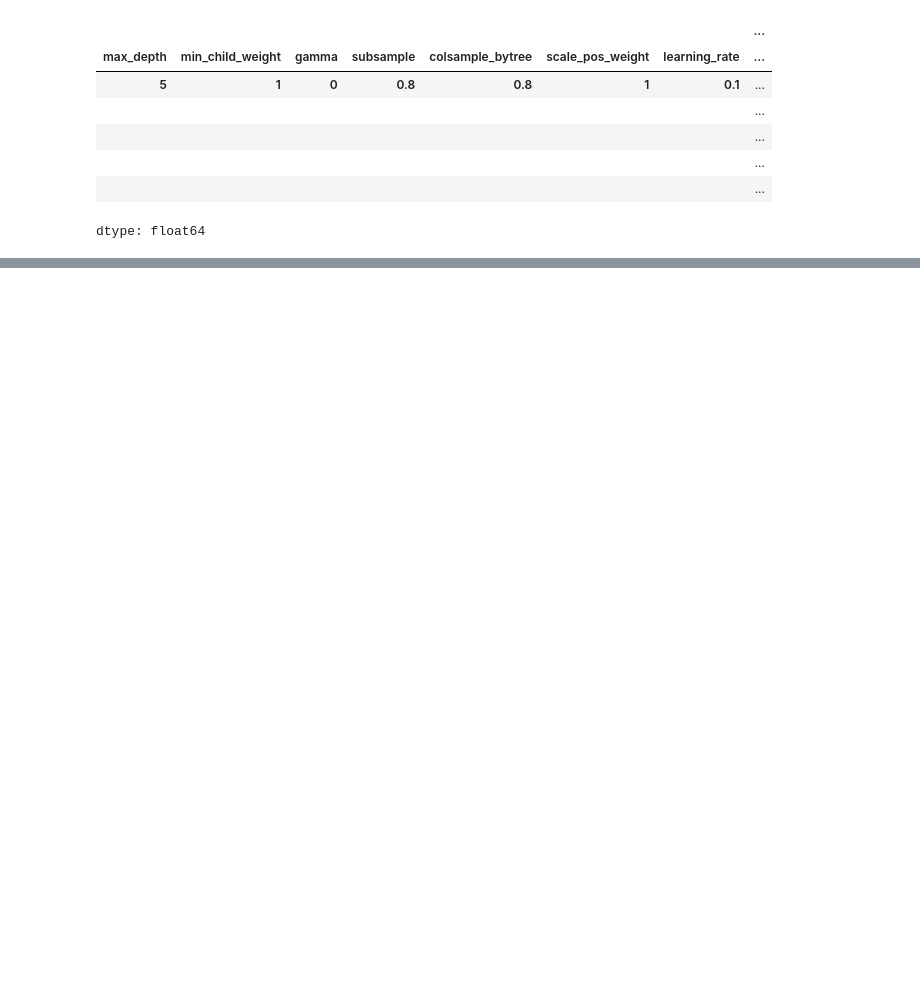
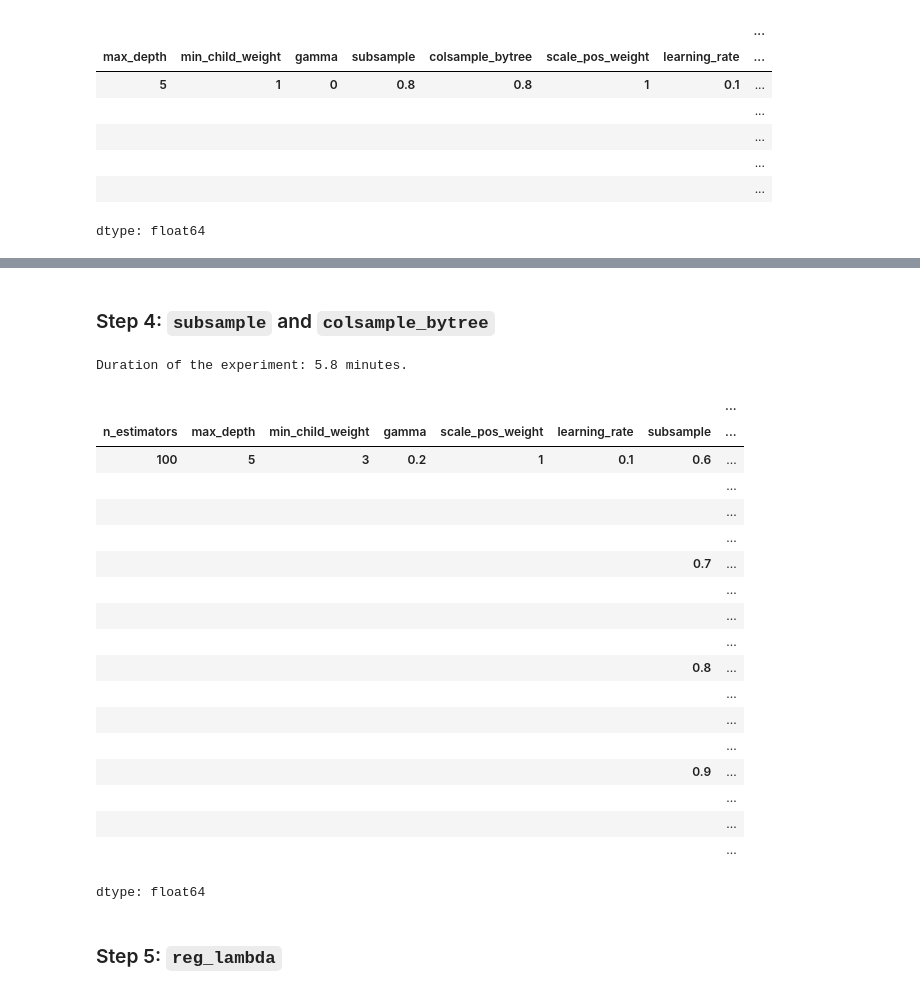
Before and after one commit to aremondtiedrez/hopus, a Jupyter notebook: showcase.ipynb, the cells around one changed output, grey strips where cells are left out. Cells and saved outputs as stored; diff of their text form; code cells hidden in the pictures; blank space fills up the shorter version.

Commit message:
Performed hierarchical hyperparameter search for the XGBoost model.

```diff
--- a/showcase.ipynb
+++ b/showcase.ipynb
@@ -398,11 +400,12 @@ hyperparameters = {
 # Experiment parameters
 experiment_parameters = {
     "seed": None,
-    "n_splits": 50,
+    "n_splits": 5,
 }
 
 experiment_records = []
-n_experiments = 4
+n_experiments = 5
+start_time = time.time()
 # START - HYPERPARAMETER-DEPENDENT SECTION
 for n_estimators in (10, 30, 100, 300, 1000):
     hyperparameters["n_estimators"] = n_estimators
@@ -420,5 +423,7 @@ for n_estimators in (10, 30, 100, 300, 1000):
             **experiment_result,
         }
         experiment_records.append(record)
+end_time = time.time()
+print(f"Duration of the experiment: {(end_time - start_time)/60:.1f} minutes.")
 
 experiment_records = pd.DataFrame(experiment_records)
@@ -436,0 +574,73 @@ dtype: float64
+# %% [markdown]
+### Step 4: `subsample` and `colsample_bytree`
+# %%
+# STEP 4
+# We fix `gamma = 0.2` from the previous step and
+# now seek to find good values for `subsample` and `colsample_bytree`.
+hyperparameters = {
+    "n_estimators": 100,
+    "max_depth": 5,
+    "min_child_weight": 3,
+    "gamma": 0.2,
+    "scale_pos_weight": 1,
+    "learning_rate": 0.1
+}
+
+# Experiment parameters
+experiment_parameters = {
+    "seed": None,
+    "n_splits": 10,
+}
+
+experiment_records = []
+n_experiments = 10
+start_time = time.time()
+# START - HYPERPARAMETER-DEPENDENT SECTION
+for subsample, colsample_bytree in product((0.6, 0.7, 0.8, 0.9), (0.6, 0.7, 0.8, 0.9)):
+    hyperparameters["subsample"] = subsample
+    hyperparameters["colsample_bytree"] = colsample_bytree
+# END - HYPERPARAMETER-DEPENDENT SECTION
+    for _ in range(n_experiments):
+        experiment_parameters["seed"] = secrets.randbits(32)
+        train_cv_mse, test_cv_mse, trained_models = evaluation.cv_evaluation(models.BoostedTrees, features, target, **experiment_parameters, hyperparameters=hyperparameters)
+        experiment_result = {
+            "train_cv_mse": train_cv_mse,
+            "test_cv_mse": test_cv_mse,
+        }
+        record = {
+            **experiment_parameters,
+            **hyperparameters,
+            **experiment_result,
+        }
+        experiment_records.append(record)
+end_time = time.time()
+print(f"Duration of the experiment: {(end_time - start_time)/60:.1f} minutes.")
+
+experiment_records = pd.DataFrame(experiment_records)
+# %% [output]
+Duration of the experiment: 5.8 minutes.
+# %%
+# Compute the RMSE for each set of hyperparameters (here, only the values of `subsample` and `colsample_bytree` change)
+np.sqrt(experiment_records.groupby(list(hyperparameters.keys()))["test_cv_mse"].mean())
+# %% [output]
+|  |  |  |  |  |  |  | ... |
+| n_estimators | max_depth | min_child_weight | gamma | scale_pos_weight | learning_rate | subsample | ... |
+| 100 | 5 | 3 | 0.2 | 1 | 0.1 | 0.6 | ... |
+|  |  |  |  |  |  |  | ... |
+|  |  |  |  |  |  |  | ... |
+|  |  |  |  |  |  |  | ... |
+|  |  |  |  |  |  | 0.7 | ... |
+|  |  |  |  |  |  |  | ... |
+|  |  |  |  |  |  |  | ... |
+|  |  |  |  |  |  |  | ... |
+|  |  |  |  |  |  | 0.8 | ... |
+|  |  |  |  |  |  |  | ... |
+|  |  |  |  |  |  |  | ... |
+|  |  |  |  |  |  |  | ... |
+|  |  |  |  |  |  | 0.9 | ... |
+|  |  |  |  |  |  |  | ... |
+|  |  |  |  |  |  |  | ... |
+|  |  |  |  |  |  |  | ... |
+dtype: float64
+# %% [markdown]
+### Step 5: `reg_lambda`
```
Also changed, not shown: parts of 21 cells of this notebook.
